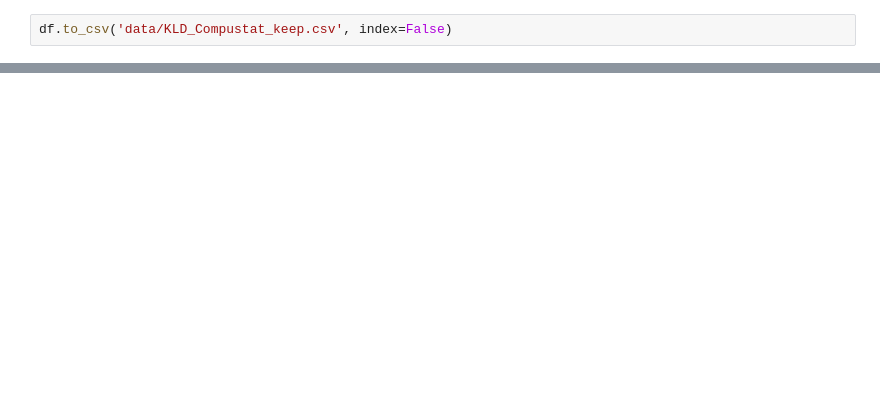
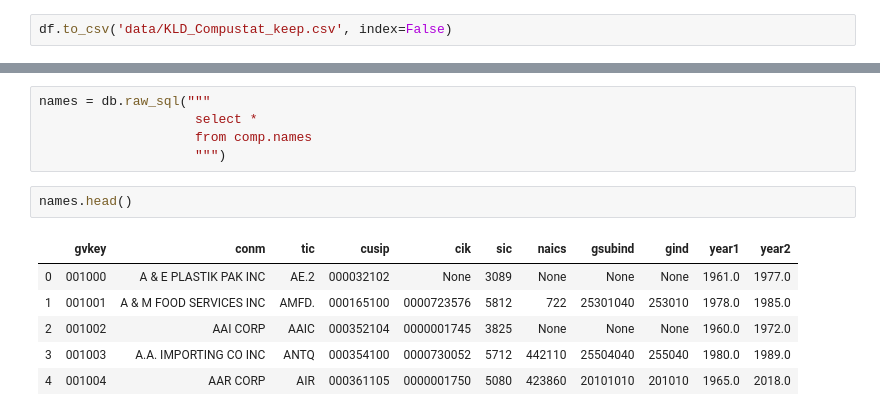
Before and after one commit to pakshingho/ESG, a Jupyter notebook: KLD_Compustat.ipynb, the cells around one changed output, grey strips where cells are left out. Cells and saved outputs as stored; diff of their text form; blank space fills up the shorter version.

```diff
--- a/KLD_Compustat.ipynb
+++ b/KLD_Compustat.ipynb
@@ -1032,0 +1069,14 @@ df.shape
+# %%
+names = db.raw_sql("""
+                    select *
+                    from comp.names
+                    """)
+# %%
+names.head()
+# %% [output]
+|  | gvkey | conm | tic | cusip | cik | sic | naics | gsubind | gind | year1 | year2 |
+| 0 | 001000 | A & E PLASTIK PAK INC | AE.2 | 000032102 | None | 3089 | None | None | None | 1961.0 | 1977.0 |
+| 1 | 001001 | A & M FOOD SERVICES INC | AMFD. | 000165100 | 0000723576 | 5812 | 722 | 25301040 | 253010 | 1978.0 | 1985.0 |
+| 2 | 001002 | AAI CORP | AAIC | 000352104 | 0000001745 | 3825 | None | None | None | 1960.0 | 1972.0 |
+| 3 | 001003 | A.A. IMPORTING CO INC | ANTQ | 000354100 | 0000730052 | 5712 | 442110 | 25504040 | 255040 | 1980.0 | 1989.0 |
+| 4 | 001004 | AAR CORP | AIR | 000361105 | 0000001750 | 5080 | 423860 | 20101010 | 201010 | 1965.0 | 2018.0 |
```
Also changed, not shown: parts of 26 cells of this notebook.
